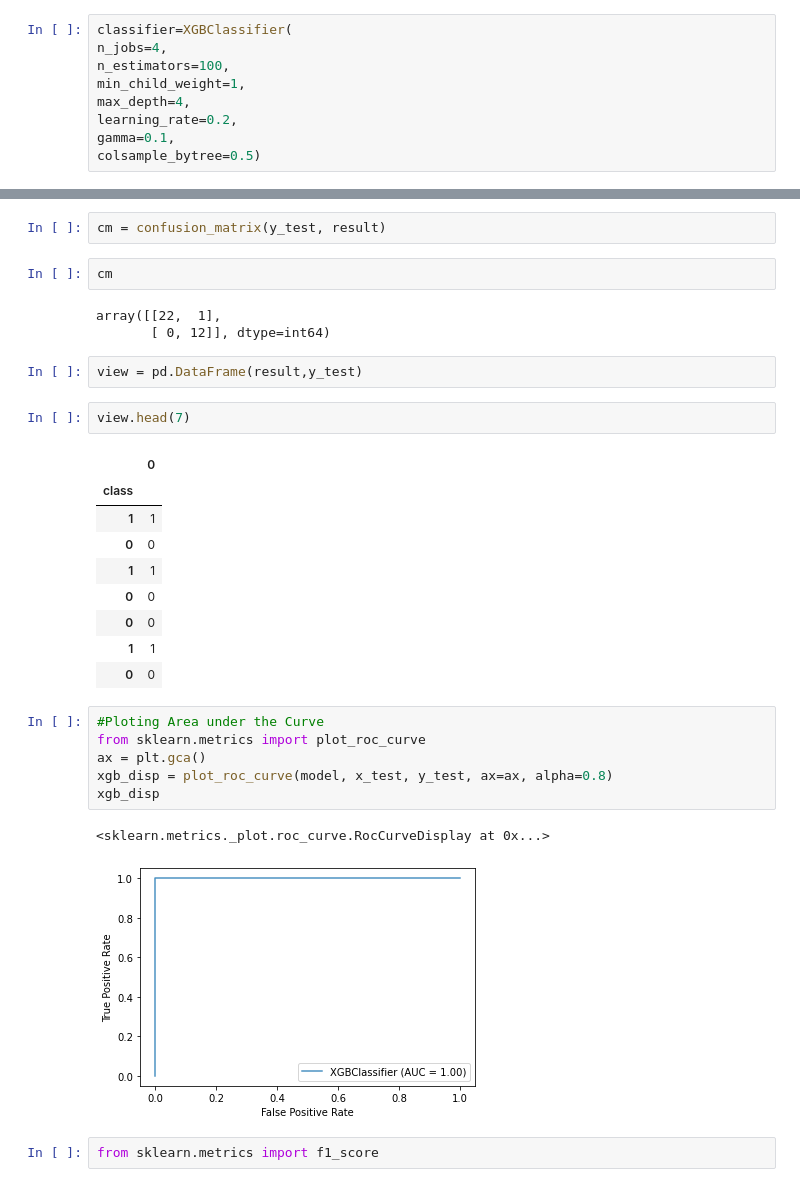
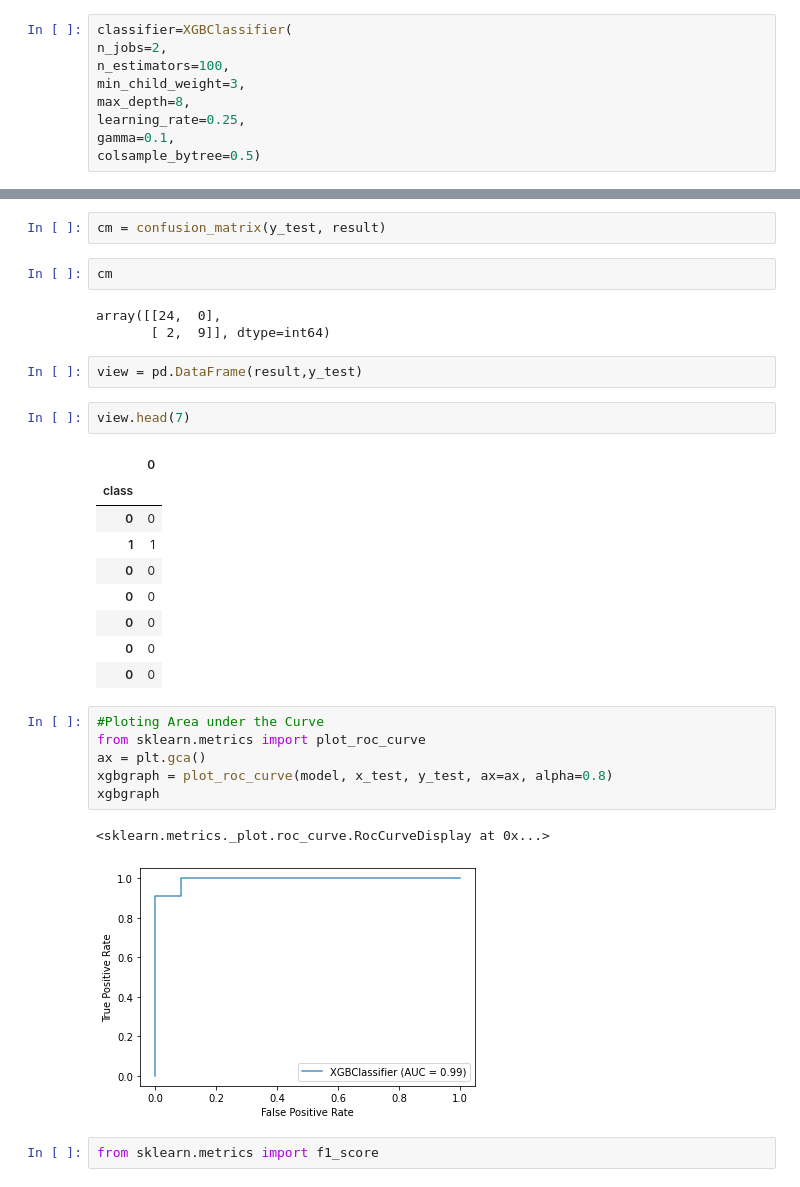
Before and after one commit to Shauryavashisth/XGBoost, a Jupyter notebook: test.ipynb, the cells around one changed output, grey strips where cells are left out. Cells and saved outputs as stored; diff of their text form.

```diff
--- a/test.ipynb
+++ b/test.ipynb
@@ -183,10 +172,10 @@ random_search.best_params_
 # %%
 classifier=XGBClassifier(
-n_jobs=4,
+n_jobs=2,
 n_estimators=100,
-min_child_weight=1,
-max_depth=4,
-learning_rate=0.2,
+min_child_weight=3,
+max_depth=8,
+learning_rate=0.25,
 gamma=0.1,
 colsample_bytree=0.5)
 # %%
@@ -218,8 +207,8 @@ cm = confusion_matrix(y_test, result)
 # %%
 cm
 # %% [output]
-array([[22,  1],
-       [ 0, 12]], dtype=int64)
+array([[24,  0],
+       [ 2,  9]], dtype=int64)
 # %%
 view = pd.DataFrame(result,y_test)
 # %%
@@ -227,22 +216,22 @@ view.head(7)
 # %% [output]
 |  | 0 |
 | class |  |
-| 1 | 1 |
 | 0 | 0 |
 | 1 | 1 |
 | 0 | 0 |
 | 0 | 0 |
-| 1 | 1 |
 | 0 | 0 |
+| 0 | 0 |
+| 0 | 0 |
 # %%
 #Ploting Area under the Curve
 from sklearn.metrics import plot_roc_curve
 ax = plt.gca()
-xgb_disp = plot_roc_curve(model, x_test, y_test, ax=ax, alpha=0.8)
-xgb_disp
+xgbgraph = plot_roc_curve(model, x_test, y_test, ax=ax, alpha=0.8)
+xgbgraph
 # %% [output]
 <sklearn.metrics._plot.roc_curve.RocCurveDisplay at 0x...>
-[figure, old version]
+[figure, new version]
 # %%
 from sklearn.metrics import f1_score
 # %%
```
Also changed, not shown: parts of 12 cells of this notebook.
